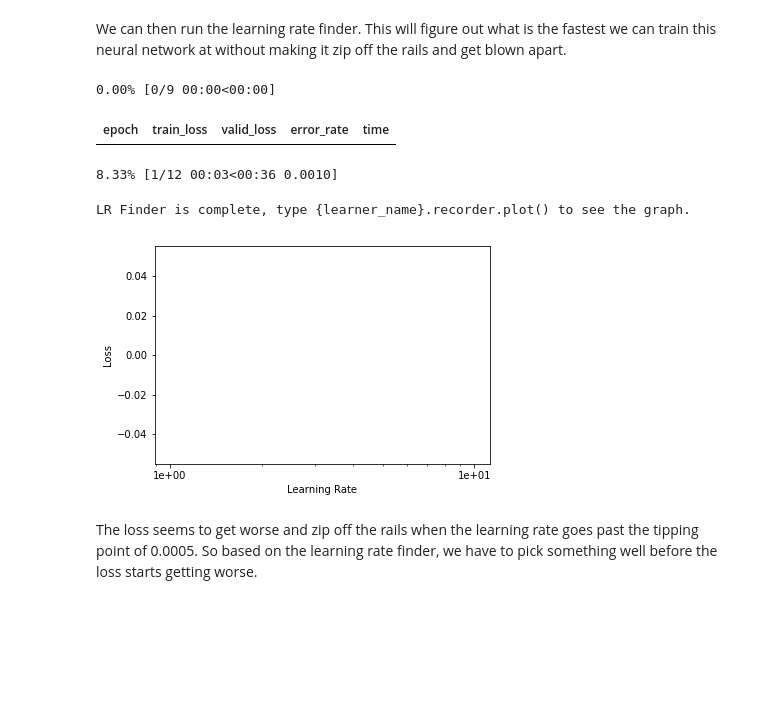
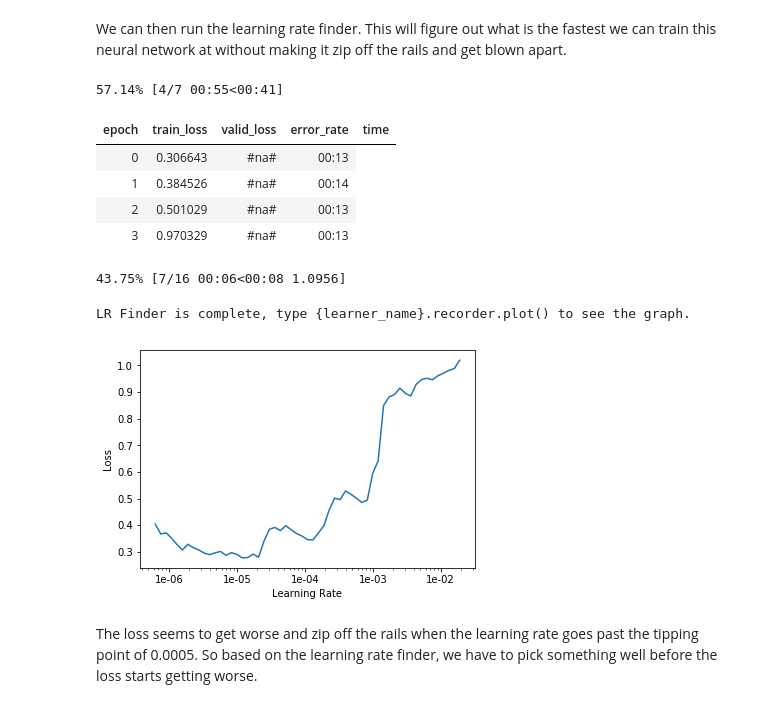
Before and after one commit to luca-martial/fastai-projects, a Jupyter notebook: mask-wear/lesson1-project_masks.ipynb, the cells around one changed output. Cells and saved outputs as stored; diff of their text form; code cells hidden in the pictures; blank space fills up the shorter version.

Commit message:
updated images, code

```diff
--- a/mask-wear/lesson1-project_masks.ipynb
+++ b/mask-wear/lesson1-project_masks.ipynb
@@ -207,12 +207,16 @@ learn.unfreeze()
 We can then run the learning rate finder. This will figure out what is the fastest we can train this neural network at without making it zip off the rails and get blown apart.
 # %%
 learn.lr_find()
-learn.recorder.plot()
+learn.recorder.plot(max_lr=slice(1e-6,1e-3))
 # %% [output]
-0.00% [0/9 00:00<00:00]
+57.14% [4/7 00:55<00:41]
 | epoch | train_loss | valid_loss | error_rate | time |
+| 0 | 0.306643 | #na# | 00:13 |
+| 1 | 0.384526 | #na# | 00:14 |
+| 2 | 0.501029 | #na# | 00:13 |
+| 3 | 0.970329 | #na# | 00:13 |
-8.33% [1/12 00:03<00:36 0.0010]
+43.75% [7/16 00:06<00:08 1.0956]
 LR Finder is complete, type {learner_name}.recorder.plot() to see the graph.
-[figure, old version]
+[figure, new version]
 # %% [markdown]
 The loss seems to get worse and zip off the rails when the learning rate goes past the tipping point of 0.0005. So based on the learning rate finder, we have to pick something well before the loss starts getting worse.
```
Also changed, not shown: parts of 32 cells of this notebook, 50 other files.
